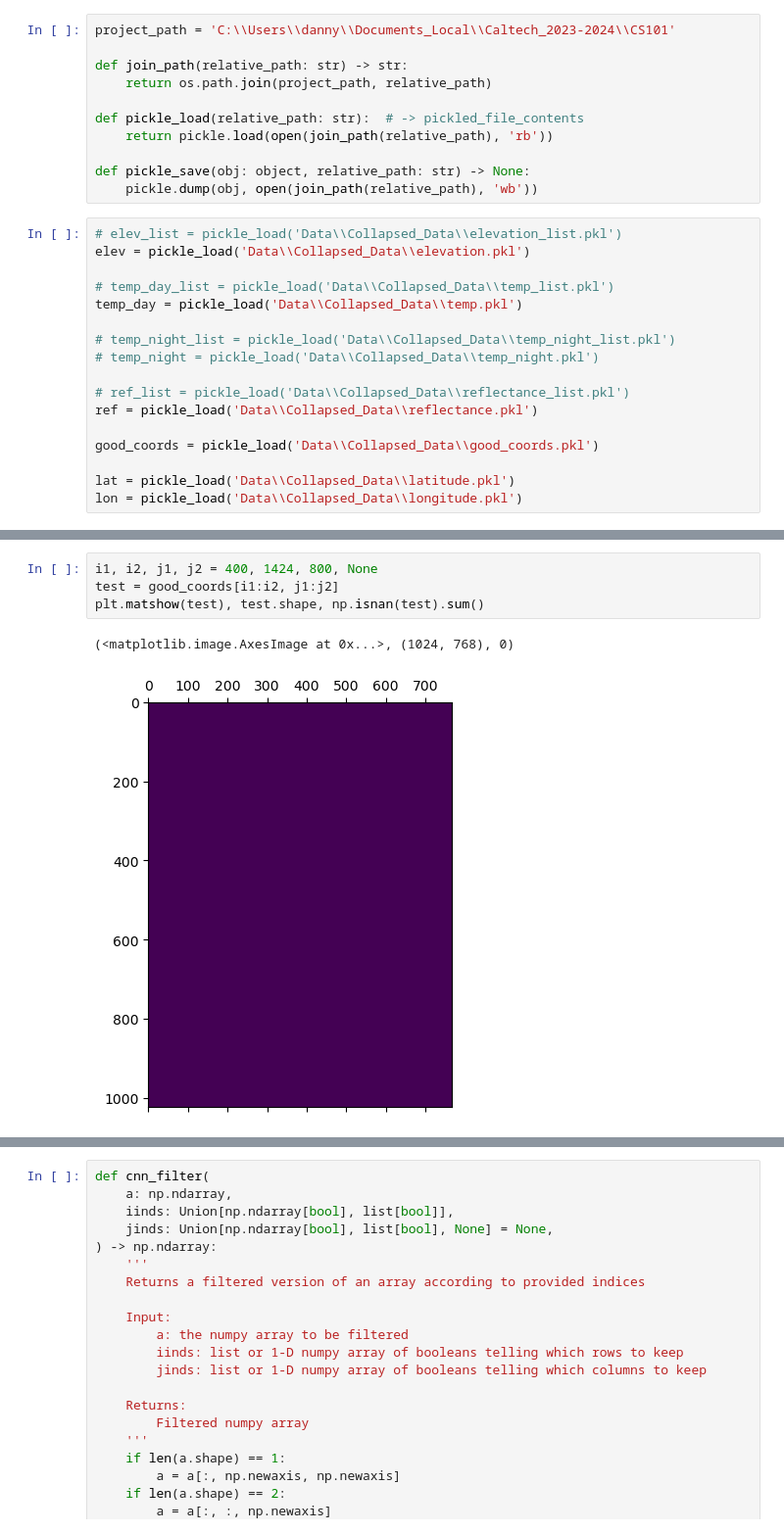
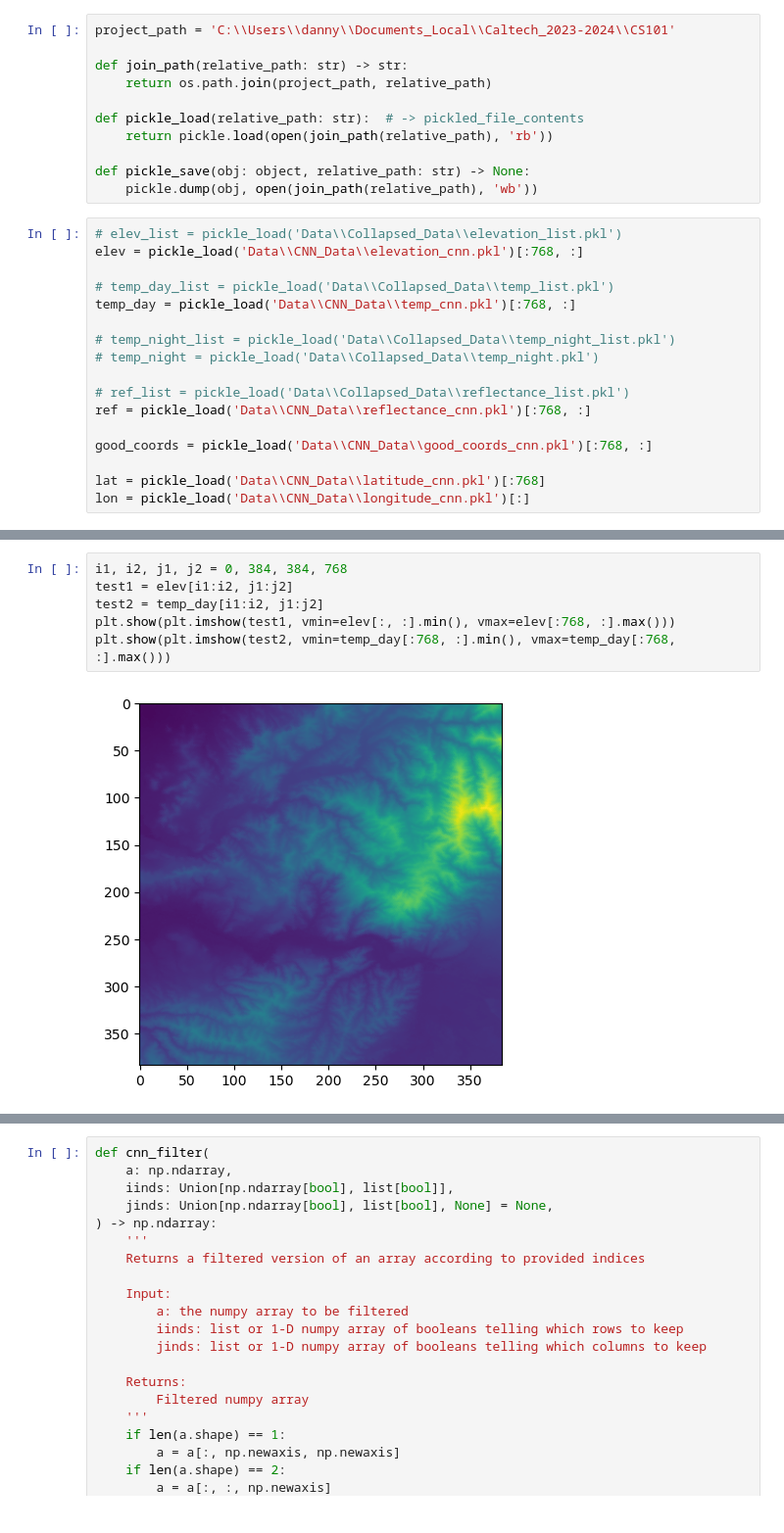
Before and after one commit to DannyCollinson/EMIT-ECOSTRESS, a Jupyter notebook: data_prep/CNN_Dataset_Creation.ipynb, the cells around one changed output, grey strips where cells are left out. Shown at 98% size. Saved outputs shown, nothing was run; the diff lists cells and outputs as text.

```diff
--- a/data_prep/CNN_Dataset_Creation.ipynb
+++ b/data_prep/CNN_Dataset_Creation.ipynb
@@ -18,21 +18,21 @@ def pickle_save(obj: object, relative_path: str) -> None:
     pickle.dump(obj, open(join_path(relative_path), 'wb'))
 # %%
 # elev_list = pickle_load('Data\\Collapsed_Data\\elevation_list.pkl')
-elev = pickle_load('Data\\Collapsed_Data\\elevation.pkl')
+elev = pickle_load('Data\\CNN_Data\\elevation_cnn.pkl')[:768, :]
 
 # temp_day_list = pickle_load('Data\\Collapsed_Data\\temp_list.pkl')
-temp_day = pickle_load('Data\\Collapsed_Data\\temp.pkl')
+temp_day = pickle_load('Data\\CNN_Data\\temp_cnn.pkl')[:768, :]
 
 # temp_night_list = pickle_load('Data\\Collapsed_Data\\temp_night_list.pkl')
 # temp_night = pickle_load('Data\\Collapsed_Data\\temp_night.pkl')
 
 # ref_list = pickle_load('Data\\Collapsed_Data\\reflectance_list.pkl')
-ref = pickle_load('Data\\Collapsed_Data\\reflectance.pkl')
+ref = pickle_load('Data\\CNN_Data\\reflectance_cnn.pkl')[:768, :]
 
-good_coords = pickle_load('Data\\Collapsed_Data\\good_coords.pkl')
+good_coords = pickle_load('Data\\CNN_Data\\good_coords_cnn.pkl')[:768, :]
 
-lat = pickle_load('Data\\Collapsed_Data\\latitude.pkl')
-lon = pickle_load('Data\\Collapsed_Data\\longitude.pkl')
+lat = pickle_load('Data\\CNN_Data\\latitude_cnn.pkl')[:768]
+lon = pickle_load('Data\\CNN_Data\\longitude_cnn.pkl')[:]
 # %%
 plt.matshow(good_coords[:, :])
 # %% [output]
@@ -41,7 +41,8 @@ plt.matshow(good_coords[:, :])
-# %%
-i1, i2, j1, j2 = 400, 1424, 800, None
-test = good_coords[i1:i2, j1:j2]
-plt.matshow(test), test.shape, np.isnan(test).sum()
-# %% [output]
-(<matplotlib.image.AxesImage at 0x...>, (1024, 768), 0)
-[figure, removed]
+# %%
+i1, i2, j1, j2 = 0, 384, 384, 768
+test1 = elev[i1:i2, j1:j2]
+test2 = temp_day[i1:i2, j1:j2]
+plt.show(plt.imshow(test1, vmin=elev[:, :].min(), vmax=elev[:768, :].max()))
+plt.show(plt.imshow(test2, vmin=temp_day[:768, :].min(), vmax=temp_day[:768, :].max()))
+# %% [output]
+[figure, added]
```
Also changed, not shown: parts of 19 cells of this notebook, 9 other files.
